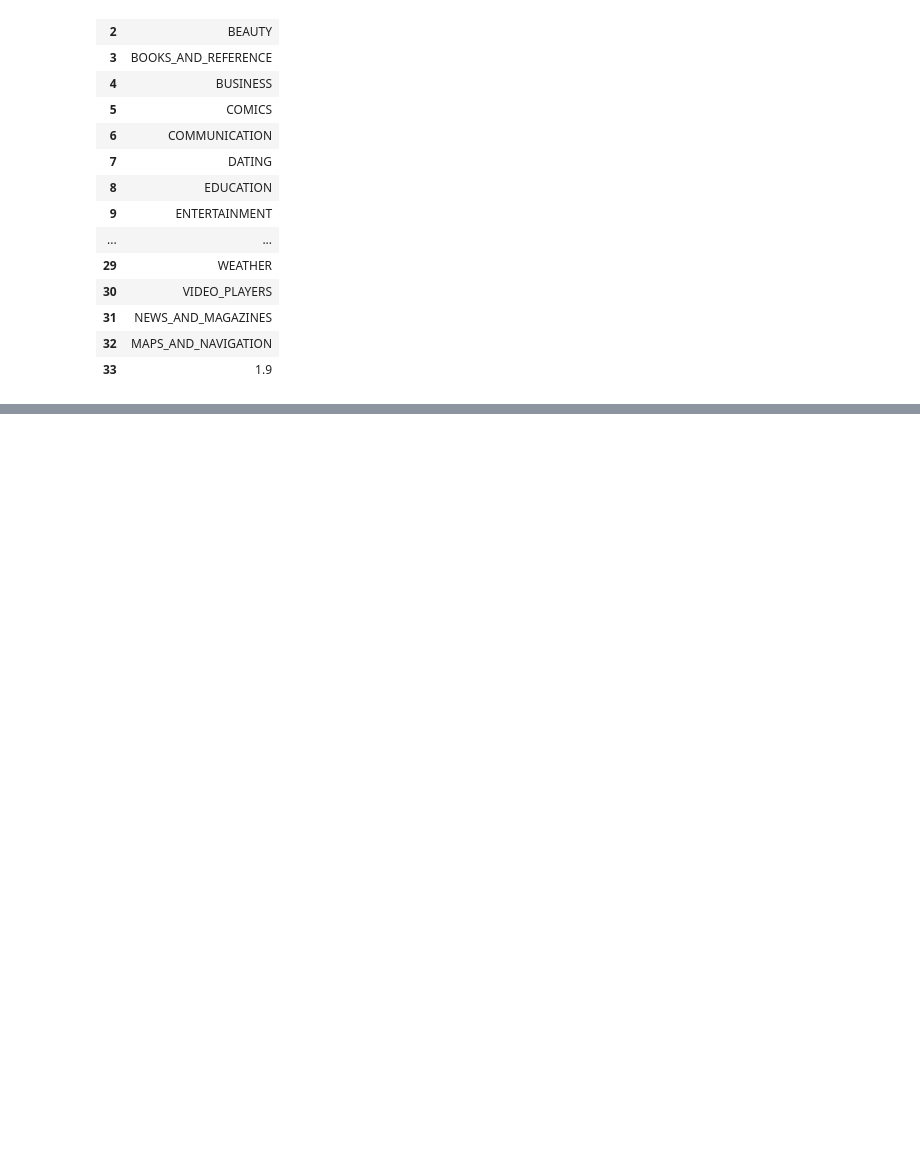
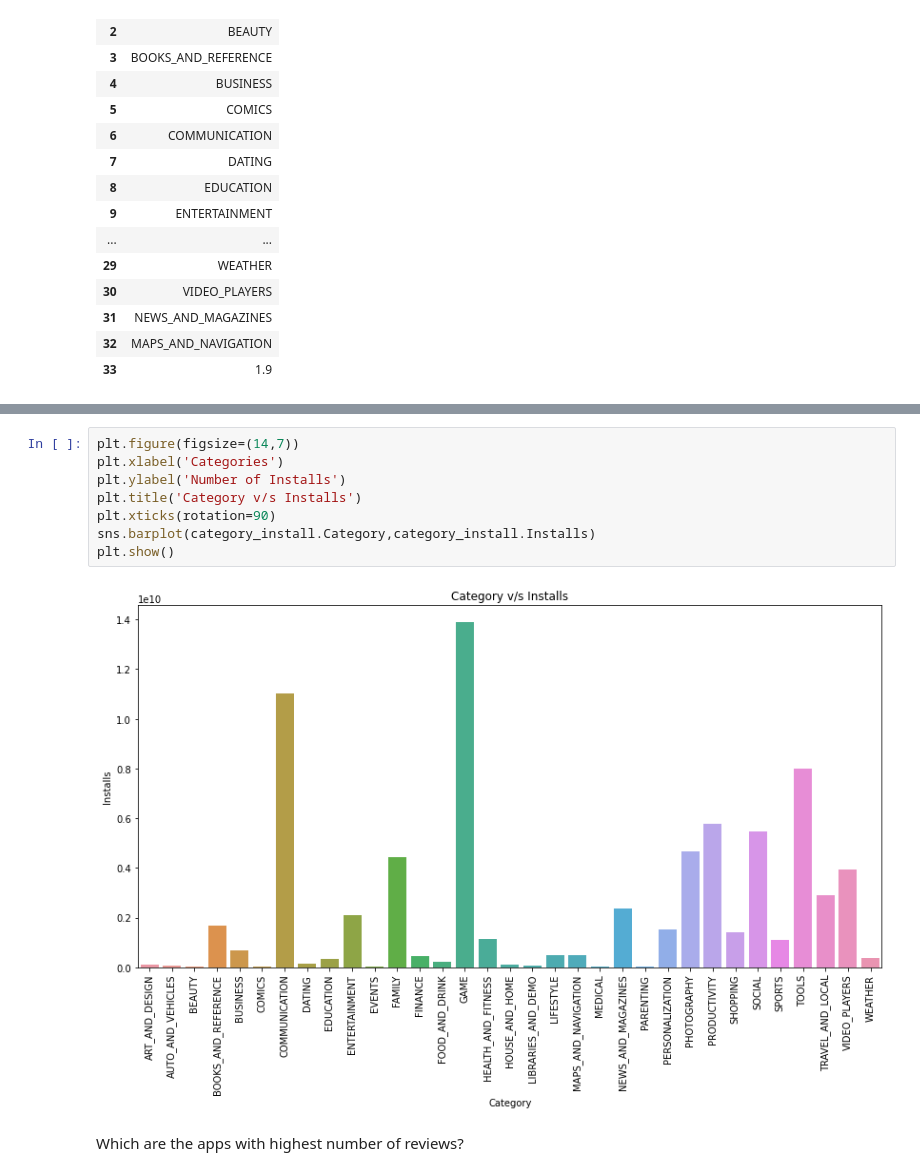
Before and after one commit to sonika-07/Play_Store_App_Review_Analysis, a Jupyter notebook: Playstore_App_Review_Analysis_Capston_Project.ipynb, the cells around one changed output, grey strips where cells are left out. Drawn from its saved outputs; the diff is of its cells as text; blank space fills up the shorter version.

```diff
--- a/Playstore_App_Review_Analysis_Capston_Project.ipynb
+++ b/Playstore_App_Review_Analysis_Capston_Project.ipynb
@@ -173,0 +555,12 @@ Name: Category, dtype: int64
+# %%
+plt.figure(figsize=(14,7))
+plt.xlabel('Categories')
+plt.ylabel('Number of Installs')
+plt.title('Category v/s Installs')
+plt.xticks(rotation=90)
+sns.barplot(category_install.Category,category_install.Installs)
+plt.show()
+# %% [output]
+[figure, added]
+# %% [markdown]
+Which are the apps with highest number of reviews?
```
Also changed, not shown: parts of 67 cells of this notebook.
